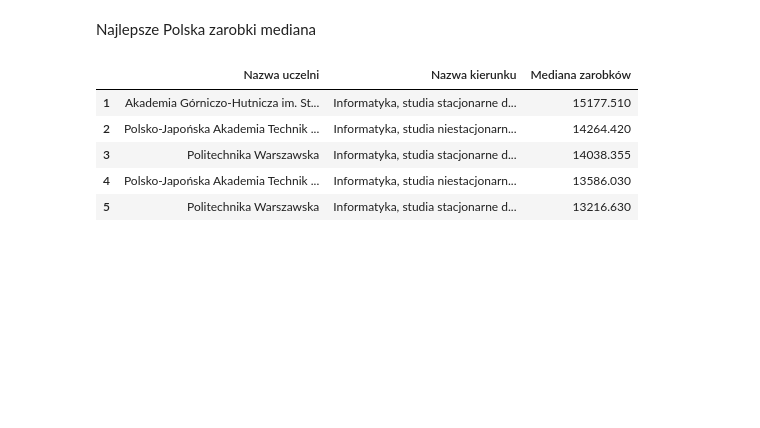
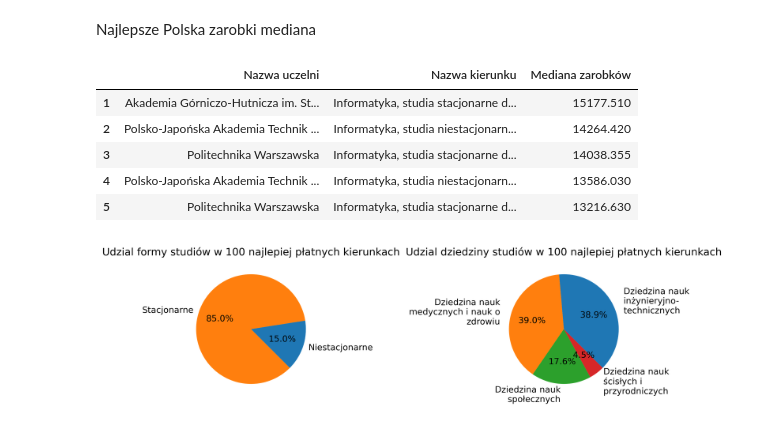
Before and after one commit to CptQuak/CasestudyGraduateEarnings, a Jupyter notebook: zadanie1.ipynb, the cells around one changed output. Cells and saved outputs as stored; diff of their text form; code cells hidden in the pictures; blank space fills up the shorter version.

```diff
--- a/zadanie1.ipynb
+++ b/zadanie1.ipynb
@@ -278,3 +317,27 @@ best10med.head() #dla podgladu
 | 3 | Politechnika Warszawska | Informatyka, studia stacjonarne d... | 14038.355 |
 | 4 | Polsko-Japońska Akademia Technik ... | Informatyka, studia niestacjonarn... | 13586.030 |
 | 5 | Politechnika Warszawska | Informatyka, studia stacjonarne d... | 13216.630 |
+# %%
+best100srForm = data1.sort_values(by="P_E_ZAR_P5",ascending=False).iloc[:100].reset_index()
+# Suma liczby absolwentow na studiach stacjonarnych i niestacjonarnych
+best100srForm = best100srForm.groupby(['P_FORMA']).agg({"P_N":"sum"})
+best100srForm=best100srForm.reset_index()
+
+best100srDziedz = data1.sort_values(by="P_E_ZAR_P5",ascending=False).iloc[:100].reset_index()
+best100srDziedz = best100srDziedz.groupby(['P_DZIEDZINA']).agg({"P_N":"sum"})
+best100srDziedz=best100srDziedz.reset_index()
+
+fig, (ax1,ax2) = plt.subplots(1,2,figsize=(9,10),dpi=400)
+
+ax1.set_title("Udzial formy studiów w 100 najlepiej płatnych kierunkach")
+ax1.pie(best100srForm['P_N'],labels=["Niestacjonarne",'Stacjonarne'],autopct='%1.1f%%',startangle=-45)
+
+from textwrap import wrap
+ax2.set_title("Udzial dziedziny studiów w 100 najlepiej płatnych kierunkach")
+label2 = [ '\n'.join(wrap(l, 20)) for l in best100srDziedz['P_DZIEDZINA'] ]
+ax2.pie(best100srDziedz['P_N'],labels=label2,autopct='%1.1f%%',startangle=-45,labeldistance=1.2)
+fig.tight_layout(h_pad=5, w_pad=5)
+plt.savefig('plots/Udzial100best.png', dpi=400, bbox_inches='tight')
+plt.show()
+# %% [output]
+[figure, added]
```
Also changed, not shown: parts of 3 cells of this notebook, 5 other files.
